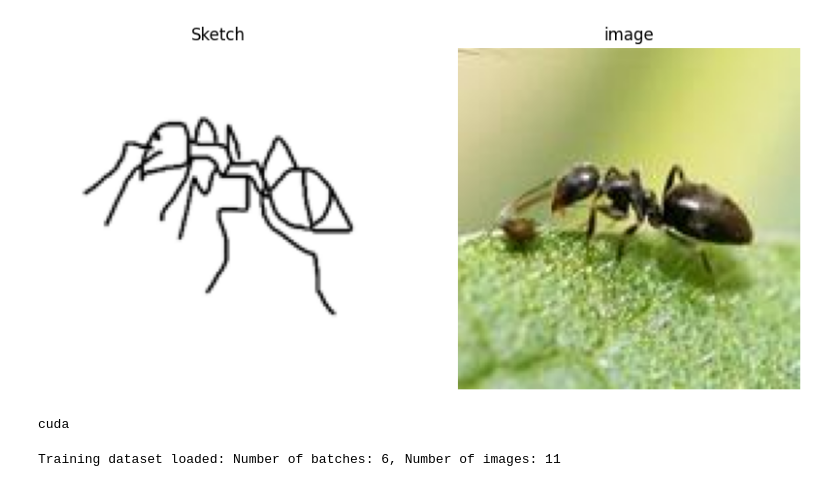
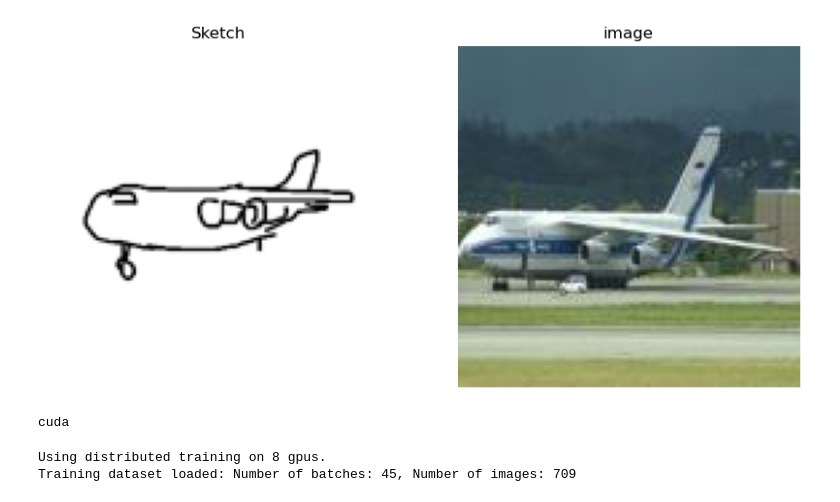
Before and after one commit to RedTorus/SketchtoImage, a Jupyter notebook: train.ipynb, the cells around one changed output. Saved outputs shown, nothing was run; the diff lists cells and outputs as text; code cells hidden in the pictures.

```diff
--- a/train.ipynb
+++ b/train.ipynb
@@ -31,37 +32,37 @@ def create_smaller_dataset(original_dataset, factor):
 #photos_dir = '/Users/deniskaanalpay/Desktop/CMU/Term_2/18786_Intro_to_DL/SketchtoImage/rendered_256x256/256x256/photo/resized'
 #sketches_dir = '/Users/deniskaanalpay/Desktop/CMU/Term_2/18786_Intro_to_DL/SketchtoImage/rendered_256x256/256x256/sketch/resized'
 
 base_dir = os.getcwd()
-photos_dir = os.path.join(base_dir, 'rendered_256x256/256x256/photo/resized/ant')
-sketches_dir = os.path.join(base_dir, 'rendered_256x256/256x256/sketch/resized/ant')
+photos_dir = os.path.join(base_dir, '256x256/photo/resized/airplane')
+sketches_dir = os.path.join(base_dir, '256x256/sketch/resized/airplane')
 
 transform = transforms.Compose([transforms.ToTensor()])
-SketchySet = SketchyData(sketches_dir, photos_dir, transform=transform)
+SketchySet = SketchyDataset(sketches_dir, photos_dir, transform=transform)
 #torch.utils.data.DataLoader(SketchySet, batch_size=256)
 
 
 i=random.randint(0,len(SketchySet)-1)
 sk,im = SketchySet[i]
 
 # Convert the tensors back to numpy arrays
 sk = sk.numpy()
 im = im.numpy()
 
 sk=np.array(sk).transpose((1,2,0))
 im=np.array(im).transpose((1,2,0))
 #print(im)
 fig, ax = plt.subplots(1,2,figsize=(10,5))
 ax[0].imshow(sk)
 ax[0].set_title('Sketch')
 ax[0].axis('off')
 
 ax[1].imshow(im)
 ax[1].set_title('image')
 ax[1].axis('off')
 
 plt.show()
 # %% [output]
-[figure, old version]
+[figure, new version]
 # %%
 diffusion_steps = 1000
 architecture = "UNet"
@@ -84,12 +81,30 @@ model = unets.__dict__[architecture](
     in_channels=3,
     out_channels=3).to(device)
 
+#model.load_state_dict(torch.load('model.pth', map_location=torch.device('cpu')))
 
 diffusion = GuassianDiffusion(diffusion_steps, device = device)
 
 lr = 0.001
 optimizer = torch.optim.AdamW(model.parameters(), lr= 0.001)
 ngpus = torch.cuda.device_count()
+
+os.environ["MASTER_ADDR"] = "localhost"
+os.environ["MASTER_PORT"] = "12355"
+os.environ["RANK"] = "0"
+os.environ["WORLD_SIZE"] = "1"
+
+local_rank = int(os.getenv("LOCAL_RANK", "0"))
+
+device = "cuda:{}".format(local_rank)
+torch.cuda.set_device(device)
+torch.manual_seed(seed + local_rank)
+np.random.seed(seed + local_rank)
+batch_size = 128
+
+if torch.distributed.is_initialized():
+    torch.distributed.destroy_process_group()
+
 if ngpus > 1:
     if local_rank == 0:
         print(f"Using distributed training on {ngpus} gpus.")
@@ -97,13 +112,17 @@ if ngpus > 1:
     torch.distributed.init_process_group(backend="nccl", init_method="env://")
     model = DDP(model, device_ids=[local_rank], output_device=local_rank)
 
-train_set=create_smaller_dataset(get_miniset(), factor=50)
-sampler = DistributedSampler(train_set) if ngpus > 1 else None
-train_loader = DataLoader(train_set, batch_size=batch_size, sampler=sampler, num_workers=1, pin_memory=True)
+#train_set=create_smaller_dataset(get_miniset(), factor=50)
+
+sampler = DistributedSampler(SketchySet) if ngpus > 1 else None
+
+train_loader = DataLoader(SketchySet, batch_size=batch_size, sampler=sampler, num_workers=1, pin_memory=True)
+
 if local_rank == 0:
     print(
-        f"Training dataset loaded: Number of batches: {len(train_loader)}, Number of images: {len(train_set)}"
+        f"Training dataset loaded: Number of batches: {len(train_loader)}, Number of images: {len(SketchySet)}"
     )
 # %% [output]
-Training dataset loaded: Number of batches: 6, Number of images: 11
+Using distributed training on 8 gpus.
+Training dataset loaded: Number of batches: 45, Number of images: 709
 # %%
```
Also changed, not shown: parts of 5 cells of this notebook, 1 other file.
